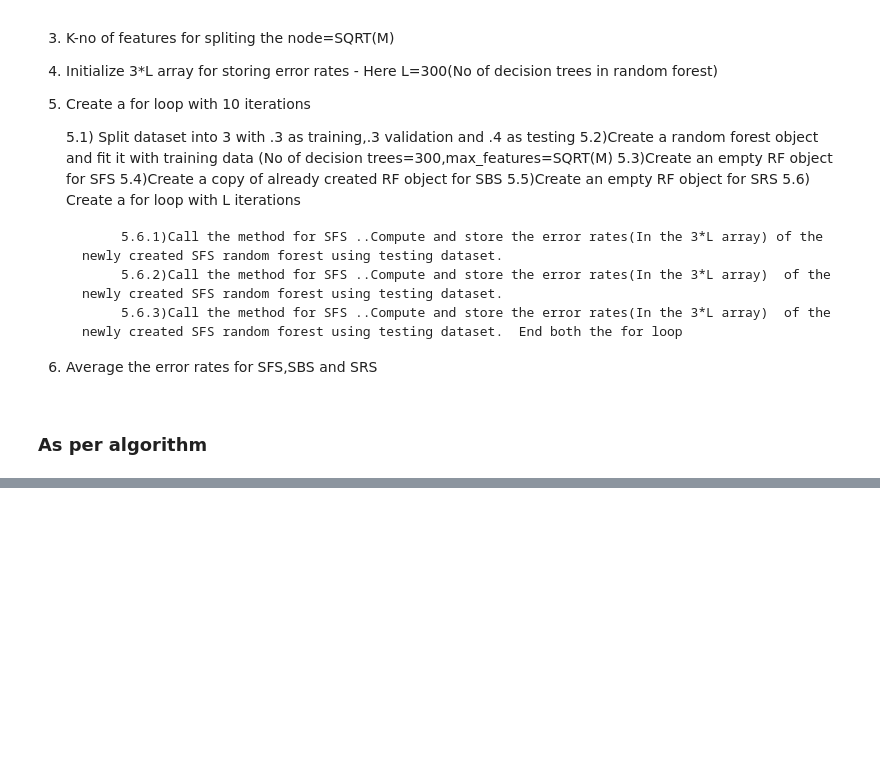
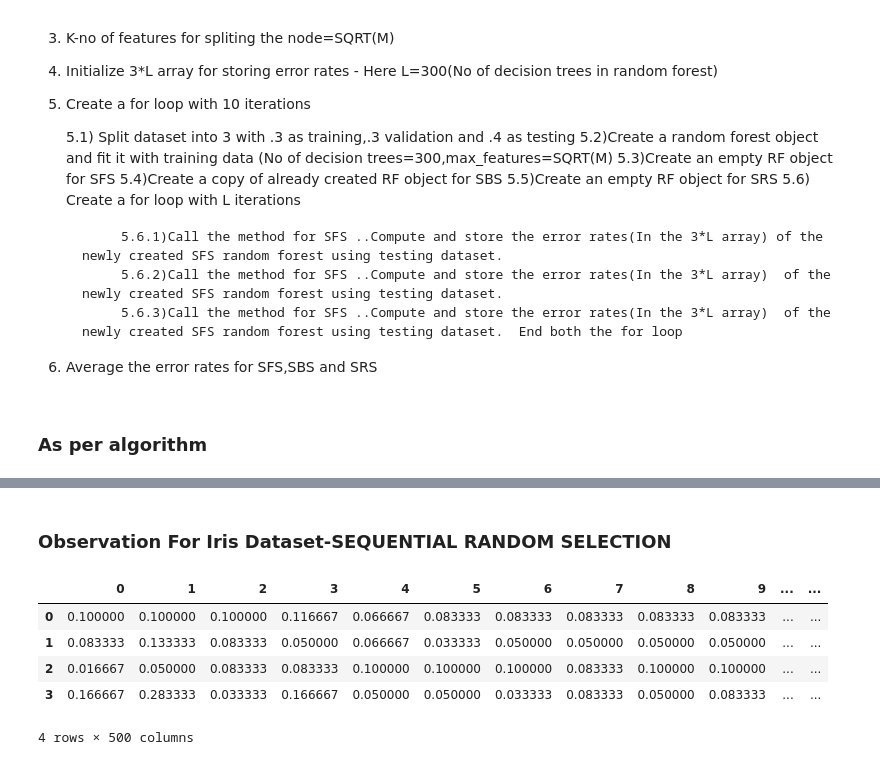
Before and after one commit to RoseMinu/Random-Forest-Pruning-Techniques, a Jupyter notebook: Research Paper Implementation/2_On_Selection_Of_Decision_Trees_In_Random_Forest.ipynb, the cells around one changed output, grey strips where cells are left out. Saved outputs shown, nothing was run; the diff lists cells and outputs as text; code cells hidden in the pictures; blank space fills up the shorter version.

```diff
--- a/Research Paper Implementation/2_On_Selection_Of_Decision_Trees_In_Random_Forest.ipynb
+++ b/Research Paper Implementation/2_On_Selection_Of_Decision_Trees_In_Random_Forest.ipynb
@@ -196,0 +417,12 @@ def SRS_method(classifier_SFS,classifier):
+# %% [markdown]
+### Observation For Iris Dataset-SEQUENTIAL RANDOM SELECTION
+# %%
+df_SRS_digit = pd.DataFrame(error_rate_SRS_10)
+df_SRS_digit
+# %% [output]
+|  | 0 | 1 | 2 | 3 | 4 | 5 | 6 | 7 | 8 | 9 | ... | ... |
+| 0 | 0.100000 | 0.100000 | 0.100000 | 0.116667 | 0.066667 | 0.083333 | 0.083333 | 0.083333 | 0.083333 | 0.083333 | ... | ... |
+| 1 | 0.083333 | 0.133333 | 0.083333 | 0.050000 | 0.066667 | 0.033333 | 0.050000 | 0.050000 | 0.050000 | 0.050000 | ... | ... |
+| 2 | 0.016667 | 0.050000 | 0.083333 | 0.083333 | 0.100000 | 0.100000 | 0.100000 | 0.083333 | 0.100000 | 0.100000 | ... | ... |
+| 3 | 0.166667 | 0.283333 | 0.033333 | 0.166667 | 0.050000 | 0.050000 | 0.033333 | 0.083333 | 0.050000 | 0.083333 | ... | ... |
+4 rows × 500 columns
```
Also changed, not shown: parts of 27 cells of this notebook.
